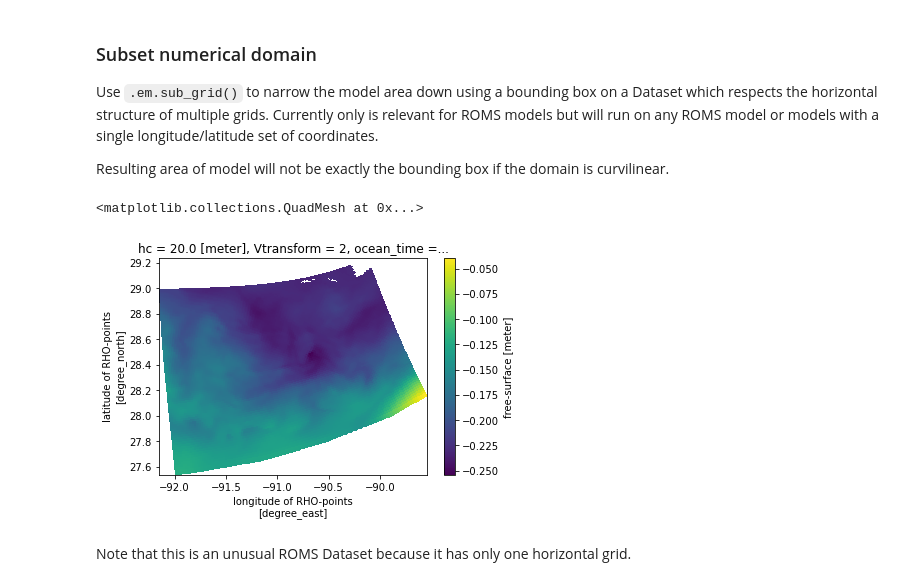
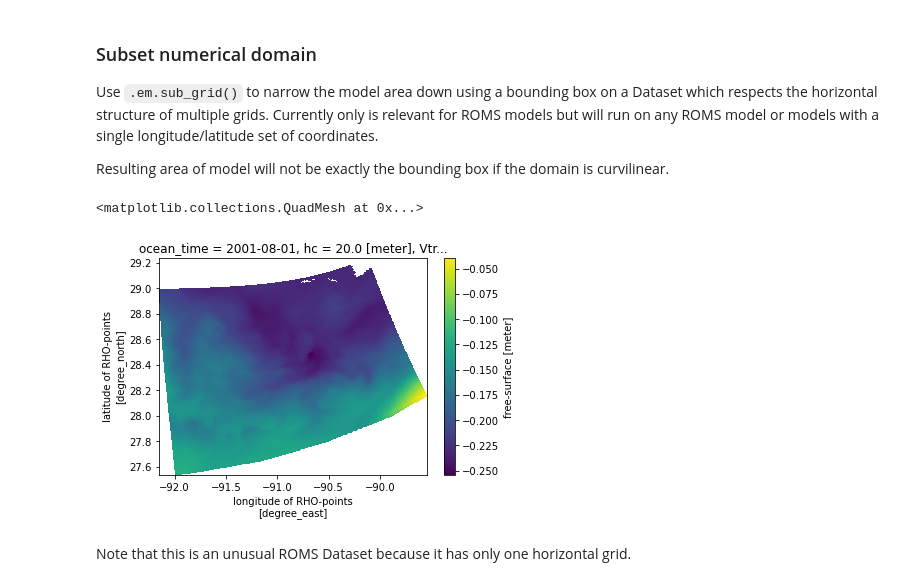
Before and after one commit to axiom-data-science/extract_model, a Jupyter notebook: docs/models.ipynb, the cells around one changed output. Cells and saved outputs as stored; diff of their text form; code cells hidden in the pictures.

```diff
--- a/docs/models.ipynb
+++ b/docs/models.ipynb
@@ -64,3 +62,6 @@ Coordinates:
+# %%
+zeta = 'sea_surface_elevation'
+salt = 'sea_water_practical_salinity'
 # %% [markdown]
 ### Subset numerical domain
 
@@ -69,10 +70,10 @@ Use `.em.sub_grid()` to narrow the model area down using a bounding box on a Dat
 Resulting area of model will not be exactly the bounding box if the domain is curvilinear.
 # %%
 ds_sub = ds.em.sub_grid([-92, 27, -90, 29])
-ds_sub['zeta'].cf.isel(T=0).cf.plot(x='longitude', y='latitude')
+ds_sub.cf[zeta].cf.isel(T=0).cf.plot(x='longitude', y='latitude')
 # %% [output]
 <matplotlib.collections.QuadMesh at 0x...>
-[figure, old version]
+[figure, new version]
 # %% [markdown]
 Note that this is an unusual ROMS Dataset because it has only one horizontal grid.
 # %%
```
Also changed, not shown: parts of 52 cells of this notebook, 2 other files.
